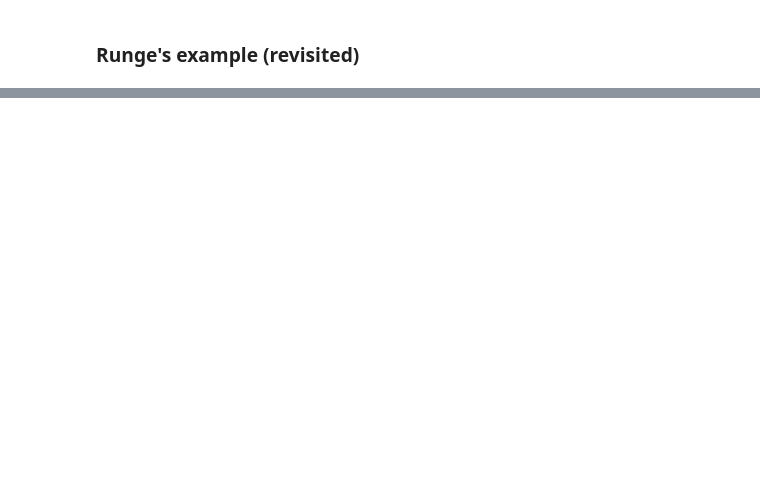
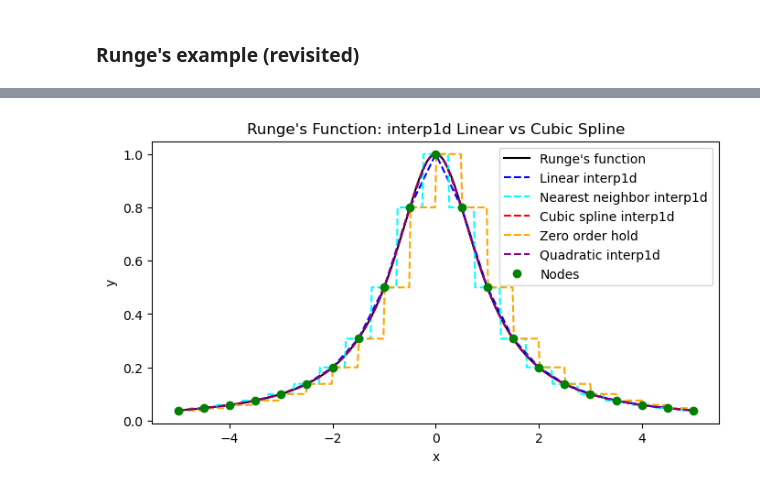
Before and after one commit to galendal/MAT160, a Jupyter notebook: interpolation.ipynb, the cells around one changed output, grey strips where cells are left out. Cells and saved outputs as stored; diff of their text form; code cells hidden in the pictures; blank space fills up the shorter version.

Commit message:
interpolering splines

```diff
--- a/interpolation.ipynb
+++ b/interpolation.ipynb
@@ -709,0 +750,47 @@ interactive(children=(IntSlider(value=7, description='x_points', max=20, min=2),
+# %%
+from scipy.interpolate import interp1d
+
+# Define Runge's function
+def runge(x):
+    return 1 / (1 + x**2)
+
+# Choose interpolation nodes and dense evaluation points
+x_nodes = np.linspace(-5, 5, 21)
+y_nodes = runge(x_nodes)
+x_dense = np.linspace(-5, 5, 400)
+y_true = runge(x_dense)
+
+#nearest neighbor interpolation
+f_nearest = interp1d(x_nodes, y_nodes, kind='nearest')
+y_nearest = f_nearest(x_dense)
+#zero order hold
+f_zero = interp1d(x_nodes, y_nodes, kind='zero')
+y_zero = f_zero(x_dense)
+
+# Linear interpolation
+f_linear = interp1d(x_nodes, y_nodes, kind='linear')
+y_linear = f_linear(x_dense)
+
+# Quadratic interpolation
+f_quad = interp1d(x_nodes, y_nodes, kind='quadratic')
+y_quad = f_quad(x_dense)
+
+# Cubic spline interpolation
+f_cubic = interp1d(x_nodes, y_nodes, kind='cubic')
+y_cubic = f_cubic(x_dense)
+
+plt.figure(figsize=(8, 4))
+plt.plot(x_dense, y_true, label="Runge's function", color='black')
+plt.plot(x_dense, y_linear, '--', label='Linear interp1d', color='blue')
+plt.plot(x_dense, y_nearest, '--', label='Nearest neighbor interp1d', color='cyan')
+plt.plot(x_dense, y_cubic, '--', label='Cubic spline interp1d', color='red')
+plt.plot(x_dense, y_zero, '--', label='Zero order hold', color='orange')
+plt.plot(x_dense, y_quad, '--', label='Quadratic interp1d', color='purple')
+plt.plot(x_nodes, y_nodes, 'o', label='Nodes', color='green')
+plt.xlabel('x')
+plt.ylabel('y')
+plt.title("Runge's Function: interp1d Linear vs Cubic Spline")
+plt.legend()
+plt.show()
+# %% [output]
+[figure, added]
```
Also changed, not shown: parts of 31 cells of this notebook, 2 other files.
